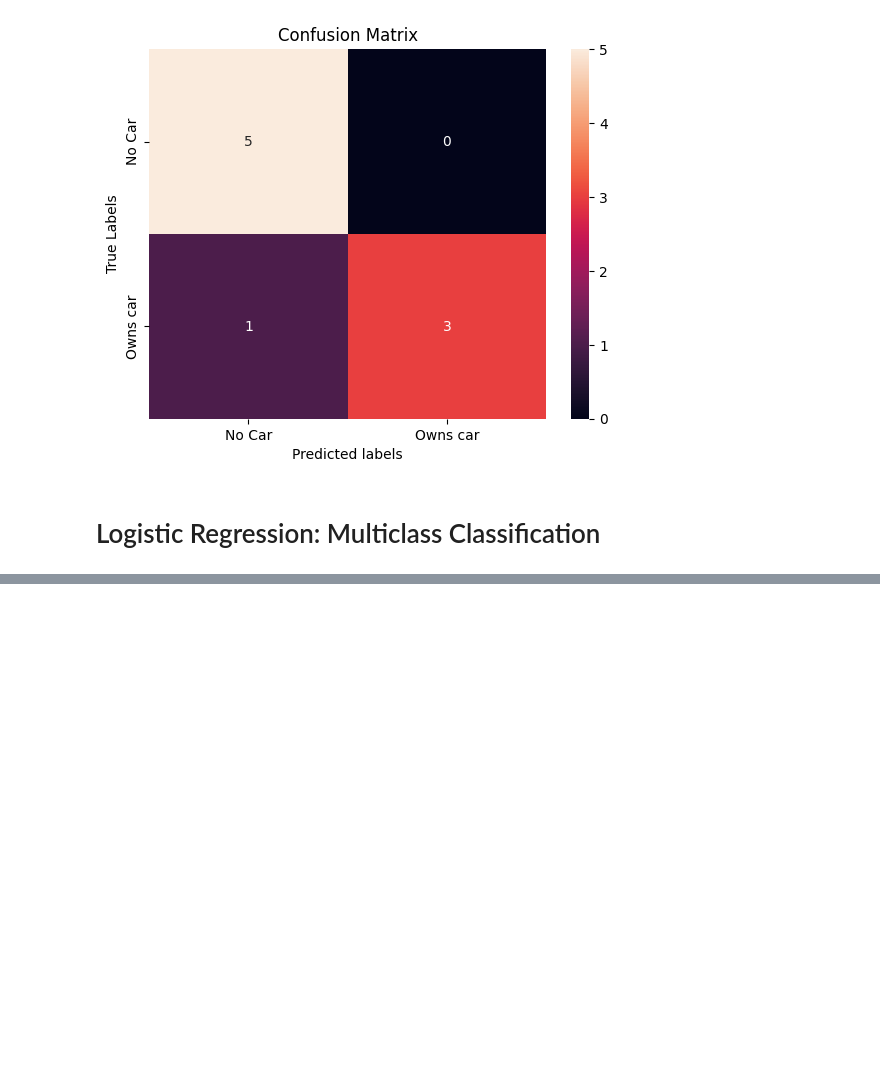
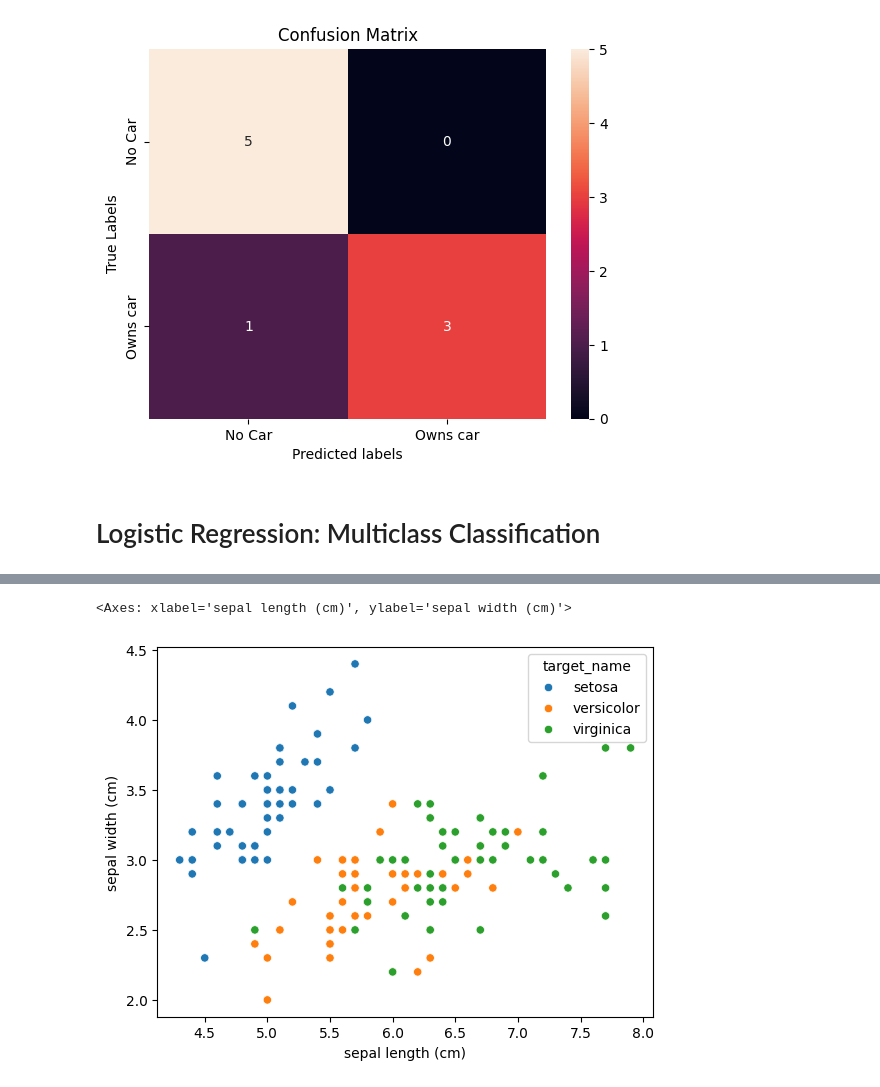
Before and after one commit to ThirumaleshV/AIE, a Jupyter notebook: ML/_2_Supervised_classification.ipynb, the cells around one changed output, grey strips where cells are left out. Cells and saved outputs as stored; diff of their text form; code cells hidden in the pictures; blank space fills up the shorter version.

```diff
--- a/ML/_2_Supervised_classification.ipynb
+++ b/ML/_2_Supervised_classification.ipynb
@@ -506,0 +513,6 @@ plt.show()
+# %%
+from sklearn.datasets import load_iris
+
+iris=load_iris(as_frame=True)
+df=iris.frame
+df
@@ -506,0 +572,3 @@ plt.show()
+# %%
+df['target_name'] = df['target'].map({0: 'setosa', 1: 'versicolor', 2: 'virginica'})
+df.head()
@@ -506,0 +582,5 @@ plt.show()
+# %%
+sns.scatterplot(df,x='sepal length (cm)',y='sepal width (cm)',hue='target_name')
+# %% [output]
+<Axes: xlabel='sepal length (cm)', ylabel='sepal width (cm)'>
+[figure, added]
```
Also changed, not shown: parts of 23 cells of this notebook, 1 other file.
